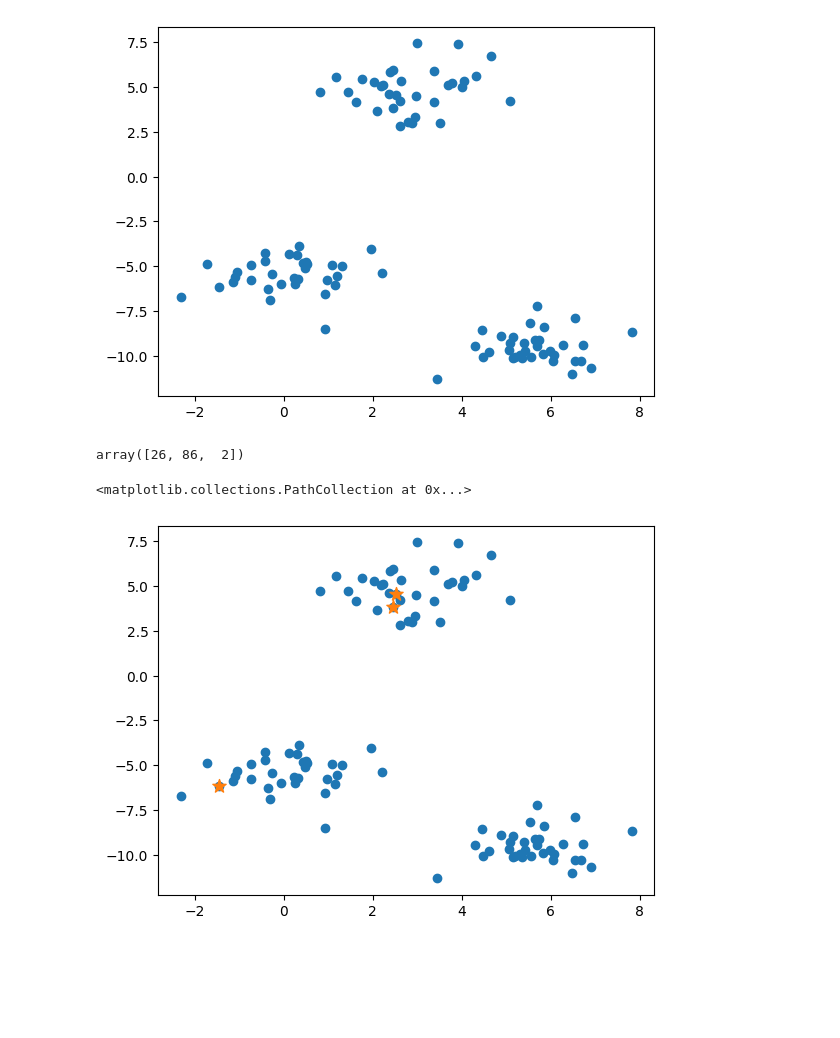
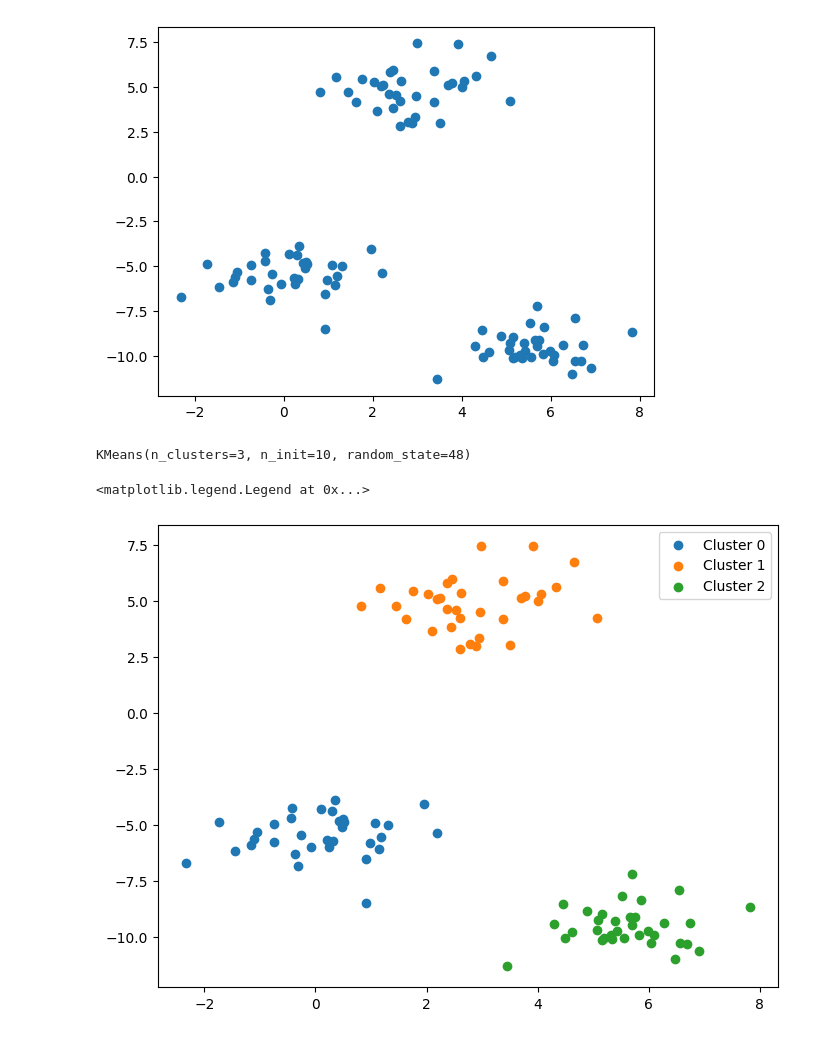
Before and after one commit to 977ADAM/kmeans, a Jupyter notebook: notebooks/01_note.ipynb, the cells around one changed output. Cells and saved outputs as stored; diff of their text form; code cells hidden in the pictures; blank space fills up the shorter version.

```diff
--- a/notebooks/01_note.ipynb
+++ b/notebooks/01_note.ipynb
@@ -34,13 +32,16 @@ k = 3
-# %%
-np.random.seed(0)
-centroids = np.random.choice(len(df), size=k, replace=False)
-centroids
-# %% [output]
-array([26, 86,  2])
-# %%
-
-plt.scatter(df["x1"], df["x2"])
-plt.scatter(df["x1"].iloc[centroids], df["x2"].iloc[centroids], marker="*", s=100)
-# %% [output]
-<matplotlib.collections.PathCollection at 0x...>
-[figure, removed]
+# %%
+model = KMeans(n_clusters=3, random_state=48, init="k-means++", n_init=10)
+# %%
+model.fit(X)
+# %% [output]
+KMeans(n_clusters=3, n_init=10, random_state=48)
+# %%
+l = model.predict(X)
+# %%
+plt.figure(figsize=(8, 6))
+for i in np.unique(l):
+    plt.scatter(X[l == i][:, 0], X[l == i][:, 1], label=f"Cluster {i}")
+plt.legend()
+# %% [output]
+<matplotlib.legend.Legend at 0x...>
+[figure, added]
```
Also changed, not shown: parts of 2 cells of this notebook.
